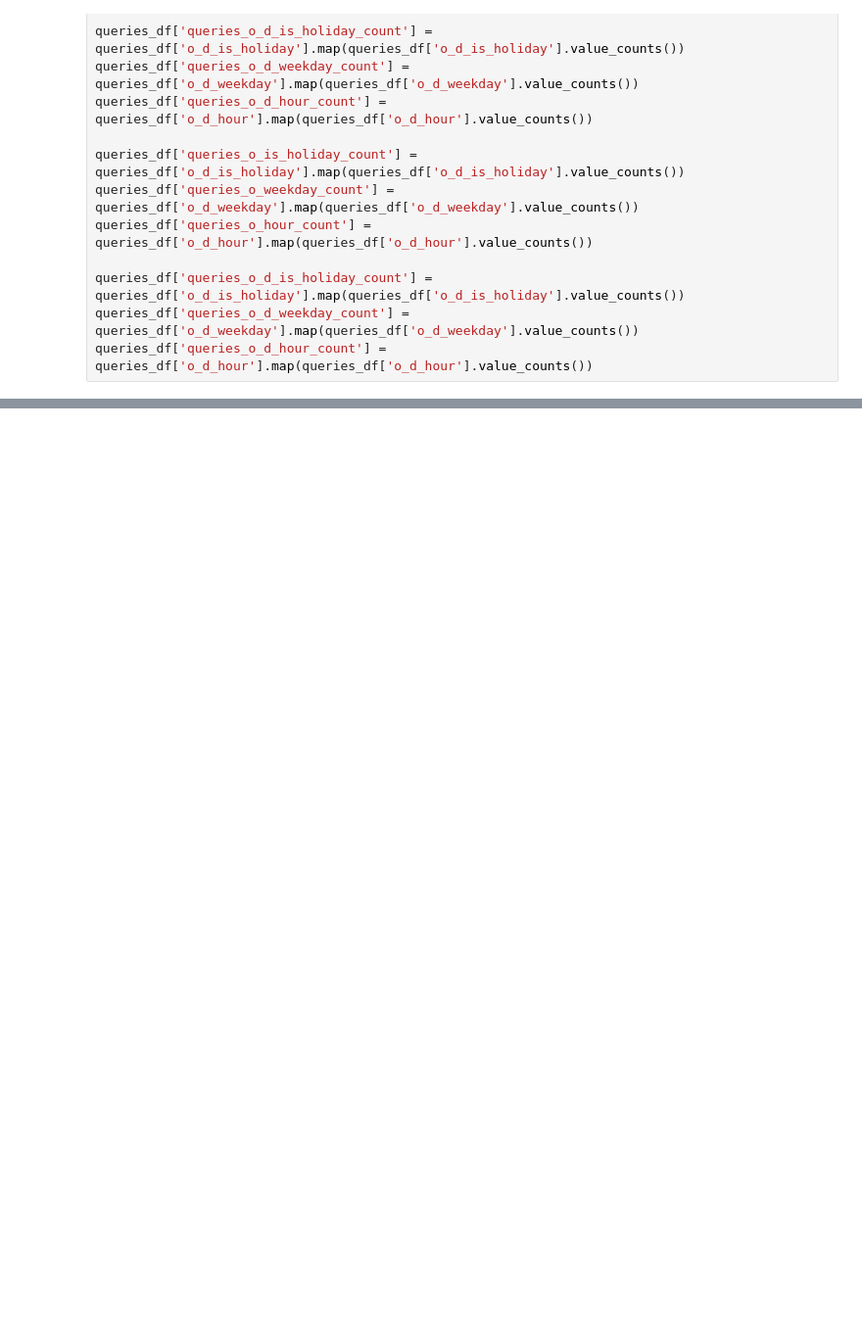
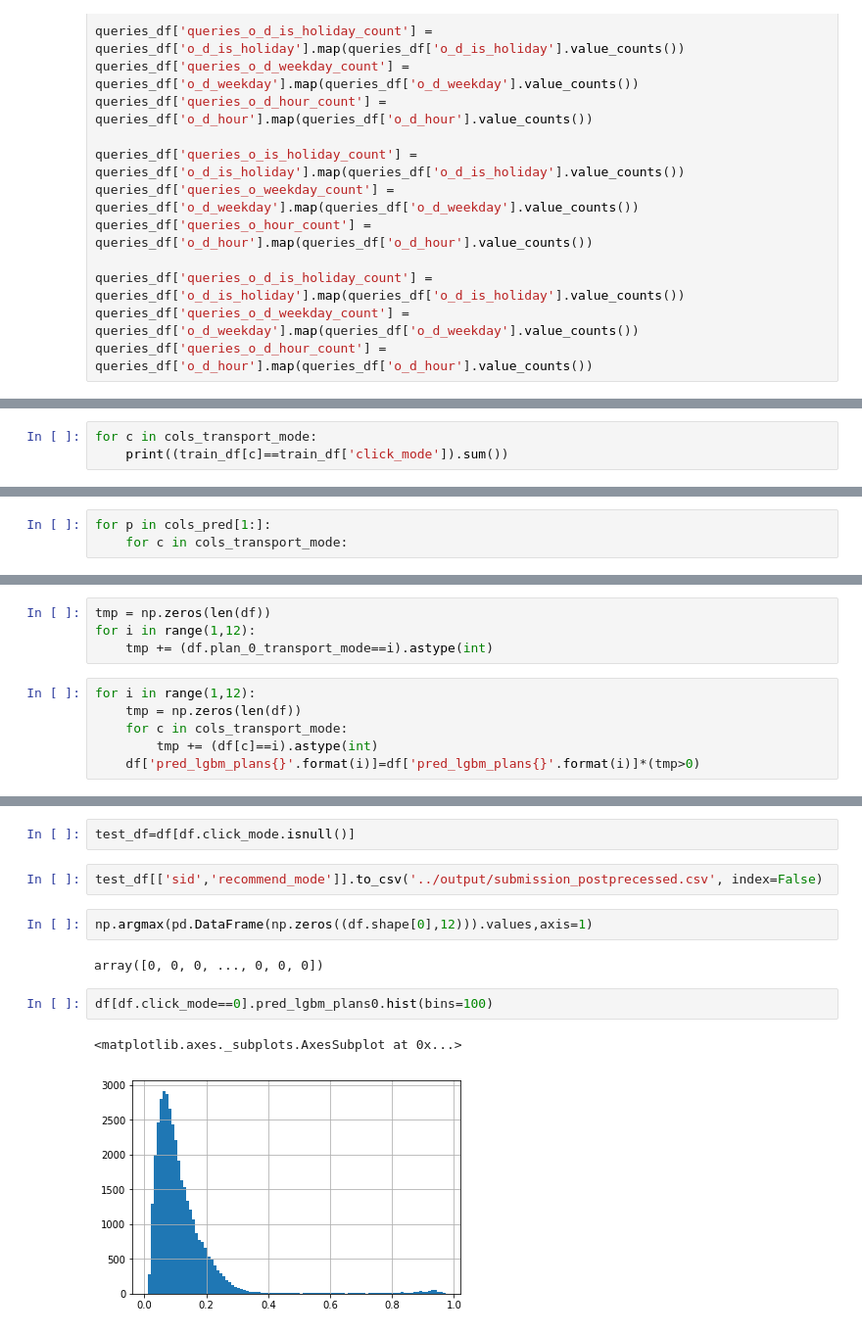
Before and after one commit to MitsuruFujiwara/KDD-Cup-2019, a Jupyter notebook: src/901_EDA.ipynb, the cells around one changed output, grey strips where cells are left out. Shown at 98% size. Cells and saved outputs as stored; diff of their text form; blank space fills up the shorter version.

```diff
--- a/src/901_EDA.ipynb
+++ b/src/901_EDA.ipynb
@@ -194,0 +184,3 @@ Name: label_k_means, dtype: int64
+# %%
+for c in cols_transport_mode:
+    print((train_df[c]==train_df['click_mode']).sum())
@@ -194,0 +211,3 @@ Name: label_k_means, dtype: int64
+# %%
+for p in cols_pred[1:]:
+    for c in cols_transport_mode:
@@ -194,0 +226,10 @@ Name: label_k_means, dtype: int64
+# %%
+tmp = np.zeros(len(df))
+for i in range(1,12):
+    tmp += (df.plan_0_transport_mode==i).astype(int)
+# %%
+for i in range(1,12):
+    tmp = np.zeros(len(df))
+    for c in cols_transport_mode:
+        tmp += (df[c]==i).astype(int)
+    df['pred_lgbm_plans{}'.format(i)]=df['pred_lgbm_plans{}'.format(i)]*(tmp>0)
@@ -194,0 +257,13 @@ Name: label_k_means, dtype: int64
+# %%
+test_df=df[df.click_mode.isnull()]
+# %%
+test_df[['sid','recommend_mode']].to_csv('../output/submission_postprecessed.csv', index=False)
+# %%
+np.argmax(pd.DataFrame(np.zeros((df.shape[0],12))).values,axis=1)
+# %% [output]
+array([0, 0, 0, ..., 0, 0, 0])
+# %%
+df[df.click_mode==0].pred_lgbm_plans0.hist(bins=100)
+# %% [output]
+<matplotlib.axes._subplots.AxesSubplot at 0x...>
+[figure, added]
```
Also changed, not shown: parts of 13 cells of this notebook, 2 other files.
